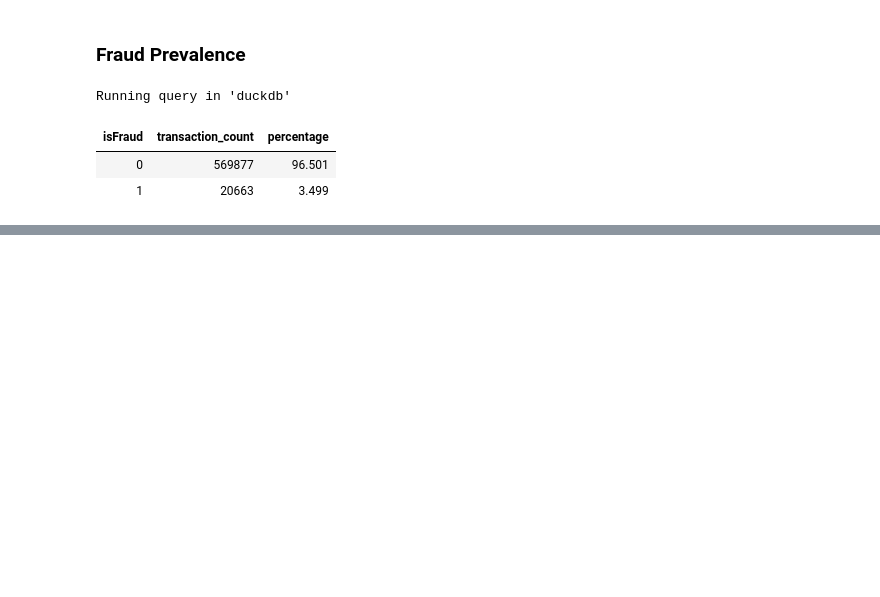
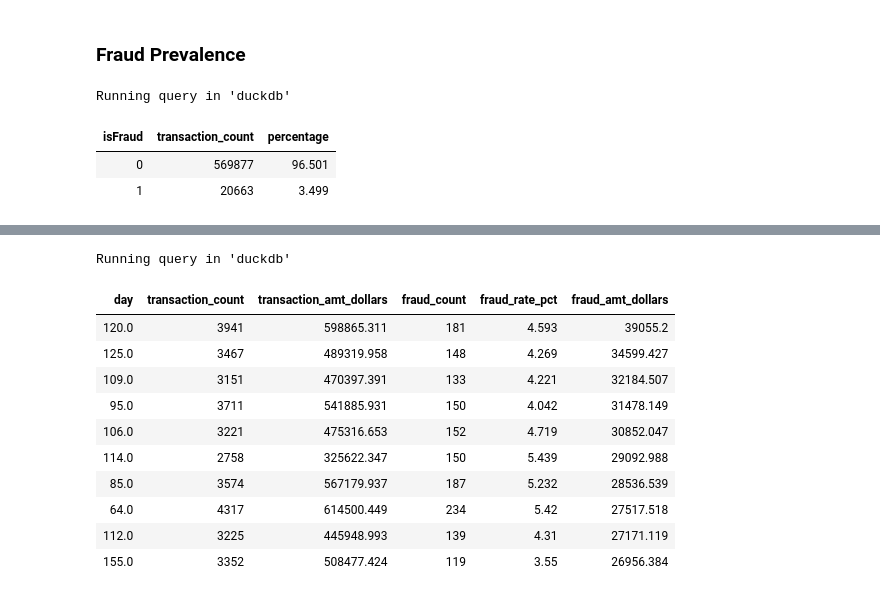
Before and after one commit to Vincent-kiptoo/IEEE-CIS-Fraud-Prioritization, a Jupyter notebook: notebooks/01_dataset_audit.ipynb, the cells around one changed output, grey strips where cells are left out. Drawn from its saved outputs; the diff is of its cells as text; code cells hidden in the pictures; blank space fills up the shorter version.

```diff
--- a/notebooks/01_dataset_audit.ipynb
+++ b/notebooks/01_dataset_audit.ipynb
@@ -329,0 +475,21 @@ Running query in 'duckdb'
+# %%
+%%sql
+-- Finds the top 10 highest fraudulent amount amount
+SELECT *
+FROM
+    daily_transaction_summary
+ORDER BY fraud_amt_dollars DESC
+LIMIT 10;
+# %% [output]
+Running query in 'duckdb'
+| day | transaction_count | transaction_amt_dollars | fraud_count | fraud_rate_pct | fraud_amt_dollars |
+| 120.0 | 3941 | 598865.311 | 181 | 4.593 | 39055.2 |
+| 125.0 | 3467 | 489319.958 | 148 | 4.269 | 34599.427 |
+| 109.0 | 3151 | 470397.391 | 133 | 4.221 | 32184.507 |
+| 95.0 | 3711 | 541885.931 | 150 | 4.042 | 31478.149 |
+| 106.0 | 3221 | 475316.653 | 152 | 4.719 | 30852.047 |
+| 114.0 | 2758 | 325622.347 | 150 | 5.439 | 29092.988 |
+| 85.0 | 3574 | 567179.937 | 187 | 5.232 | 28536.539 |
+| 64.0 | 4317 | 614500.449 | 234 | 5.42 | 27517.518 |
+| 112.0 | 3225 | 445948.993 | 139 | 4.31 | 27171.119 |
+| 155.0 | 3352 | 508477.424 | 119 | 3.55 | 26956.384 |
```
Also changed, not shown: parts of 21 cells of this notebook.
